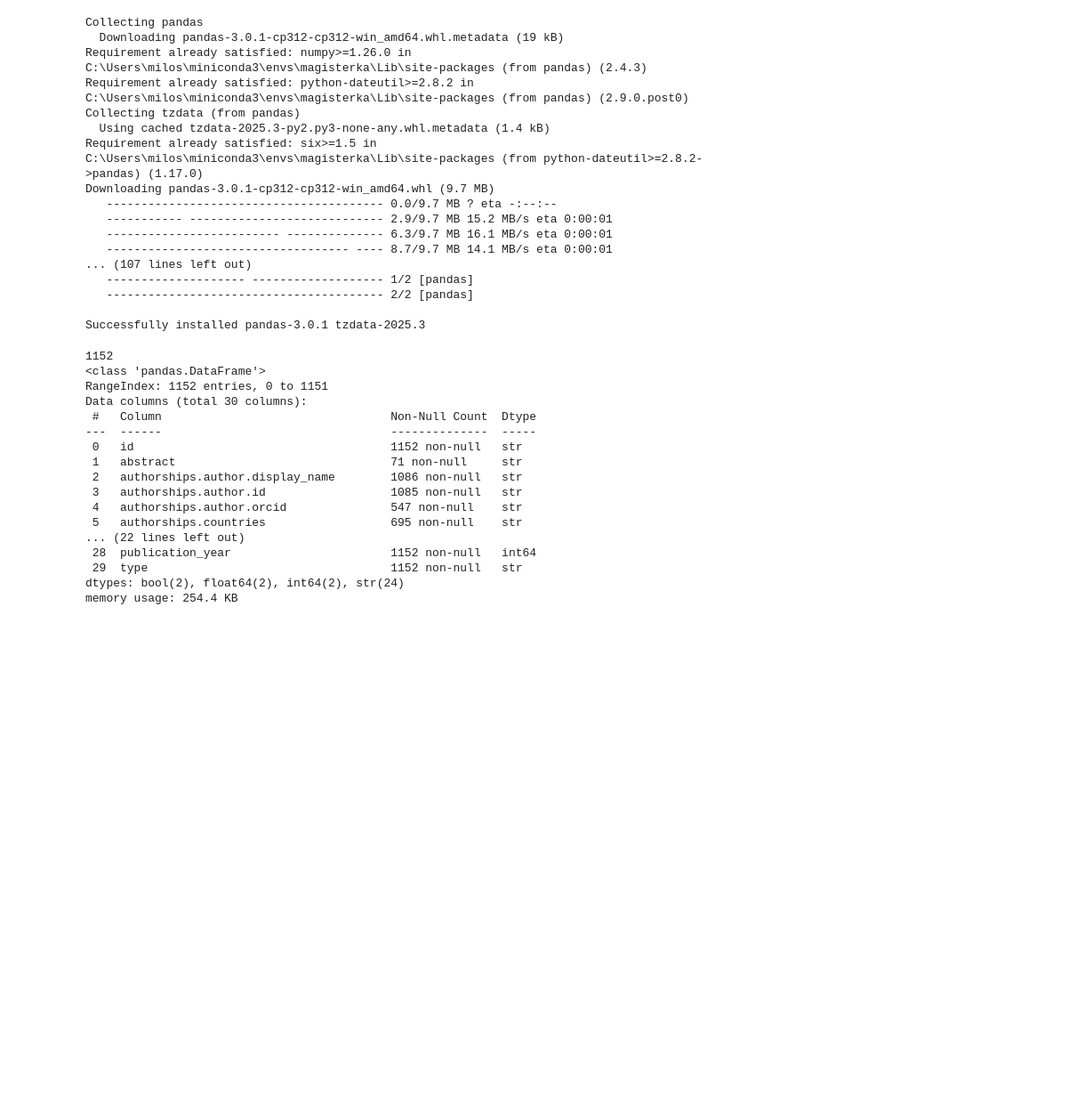
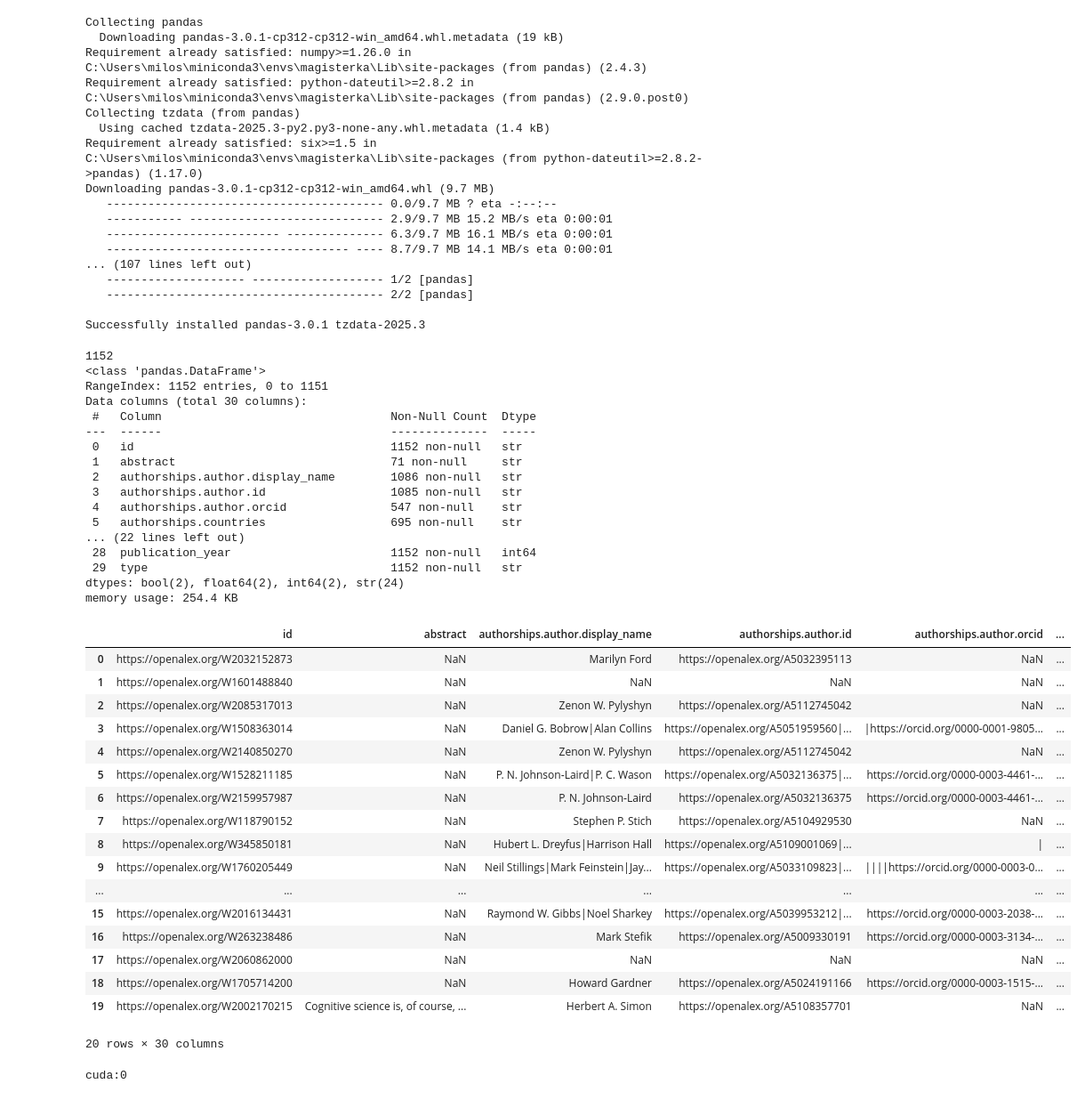
Before and after one commit to serwerwer/map-of-cognitive-science, a Jupyter notebook: prototype_map.ipynb, the cells around one changed output. Shown at 89% size. Saved outputs shown, nothing was run; the diff lists cells and outputs as text; code cells hidden in the pictures; blank space fills up the shorter version.

```diff
--- a/prototype_map.ipynb
+++ b/prototype_map.ipynb
@@ -21,24 +21,53 @@ Successfully installed pandas-3.0.1 tzdata-2025.3
 # %%
 import pandas as pd
 papers56 = pd.read_csv('data/raw/cogsci_1956-1990.csv')
 print(papers56.shape[0])
 notna = papers56["abstract"].dropna()
-papers56.info()
+papers56.info(verbose = True)
+papers56.head(20)
 # %% [output]
 1152
 <class 'pandas.DataFrame'>
 RangeIndex: 1152 entries, 0 to 1151
 Data columns (total 30 columns):
  #   Column                                 Non-Null Count  Dtype
 ---  ------                                 --------------  -----
  0   id                                     1152 non-null   str
  1   abstract                               71 non-null     str
  2   authorships.author.display_name        1086 non-null   str
  3   authorships.author.id                  1085 non-null   str
  4   authorships.author.orcid               547 non-null    str
  5   authorships.countries                  695 non-null    str
 ... (22 lines left out)
  28  publication_year                       1152 non-null   int64
  29  type                                   1152 non-null   str
 dtypes: bool(2), float64(2), int64(2), str(24)
 memory usage: 254.4 KB
+|  | id | abstract | authorships.author.display_name | authorships.author.id | authorships.author.orcid | ... |
+| 0 | https://openalex.org/W2032152873 | NaN | Marilyn Ford | https://openalex.org/A5032395113 | NaN | ... |
+| 1 | https://openalex.org/W1601488840 | NaN | NaN | NaN | NaN | ... |
+| 2 | https://openalex.org/W2085317013 | NaN | Zenon W. Pylyshyn | https://openalex.org/A5112745042 | NaN | ... |
+| 3 | https://openalex.org/W1508363014 | NaN | Daniel G. Bobrow|Alan Collins | https://openalex.org/A5051959560|... | |https://orcid.org/0000-0001-9805... | ... |
+| 4 | https://openalex.org/W2140850270 | NaN | Zenon W. Pylyshyn | https://openalex.org/A5112745042 | NaN | ... |
+| 5 | https://openalex.org/W1528211185 | NaN | P. N. Johnson‐Laird|P. C. Wason | https://openalex.org/A5032136375|... | https://orcid.org/0000-0003-4461-... | ... |
+| 6 | https://openalex.org/W2159957987 | NaN | P. N. Johnson‐Laird | https://openalex.org/A5032136375 | https://orcid.org/0000-0003-4461-... | ... |
+| 7 | https://openalex.org/W118790152 | NaN | Stephen P. Stich | https://openalex.org/A5104929530 | NaN | ... |
+| 8 | https://openalex.org/W345850181 | NaN | Hubert L. Dreyfus|Harrison Hall | https://openalex.org/A5109001069|... | | | ... |
+| 9 | https://openalex.org/W1760205449 | NaN | Neil Stillings|Mark Feinstein|Jay... | https://openalex.org/A5033109823|... | ||||https://orcid.org/0000-0003-0... | ... |
+| ... | ... | ... | ... | ... | ... | ... |
+| 15 | https://openalex.org/W2016134431 | NaN | Raymond W. Gibbs|Noel Sharkey | https://openalex.org/A5039953212|... | https://orcid.org/0000-0003-2038-... | ... |
+| 16 | https://openalex.org/W263238486 | NaN | Mark Stefik | https://openalex.org/A5009330191 | https://orcid.org/0000-0003-3134-... | ... |
+| 17 | https://openalex.org/W2060862000 | NaN | NaN | NaN | NaN | ... |
+| 18 | https://openalex.org/W1705714200 | NaN | Howard Gardner | https://openalex.org/A5024191166 | https://orcid.org/0000-0003-1515-... | ... |
+| 19 | https://openalex.org/W2002170215 | Cognitive science is, of course, ... | Herbert A. Simon | https://openalex.org/A5108357701 | NaN | ... |
+20 rows × 30 columns
+# %%
+from sentence_transformers import SentenceTransformer
+
+# Load model - automatically uses GPU if PyTorch CUDA is available
+model = SentenceTransformer("all-mpnet-base-v2")
+
+# Verify GPU is being used
+print(model.device)  # Should print: cuda:0
+# %% [output]
+cuda:0
```
Also changed, not shown: parts of 1 cell of this notebook.
